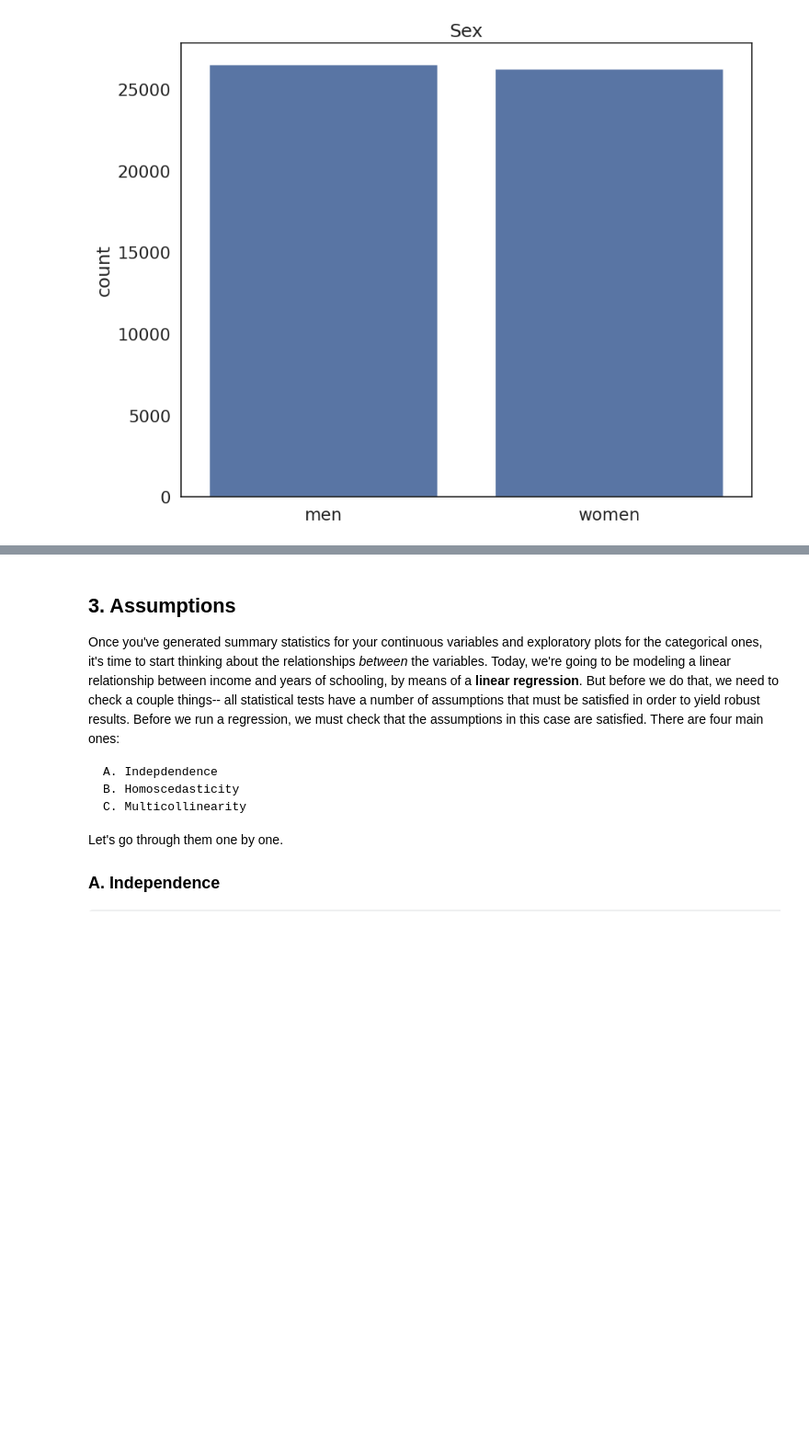
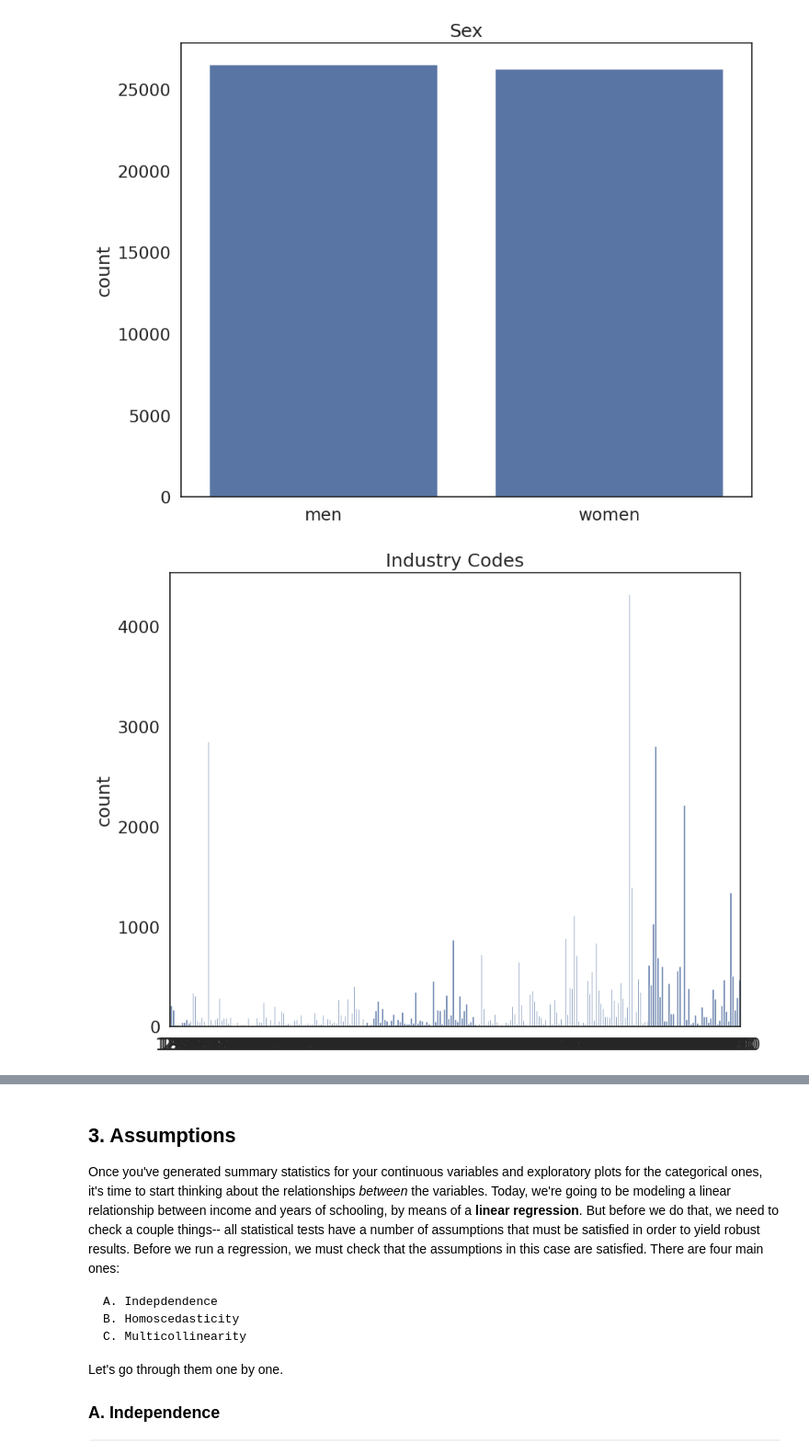
Before and after one commit to niallmirza/QM2, a Jupyter notebook: W07_Regression.ipynb, the cells around one changed output, grey strips where cells are left out. Shown at 92% size. Cells and saved outputs as stored; diff of their text form; code cells hidden in the pictures; blank space fills up the shorter version.

```diff
--- a/W07_Regression.ipynb
+++ b/W07_Regression.ipynb
@@ -174,7 +174,9 @@ plt.show()
 # %%
 sns.countplot(data=reg_df, x='ind')
 
 plt.title('Industry Codes')
 plt.xlabel('')
-plt.xticks(ticks=[],labels=[])
+# plt.xticks(ticks=[],labels=[])
 plt.show()
+# %% [output]
+[figure, added]
```
Also changed, not shown: parts of 10 cells of this notebook.
